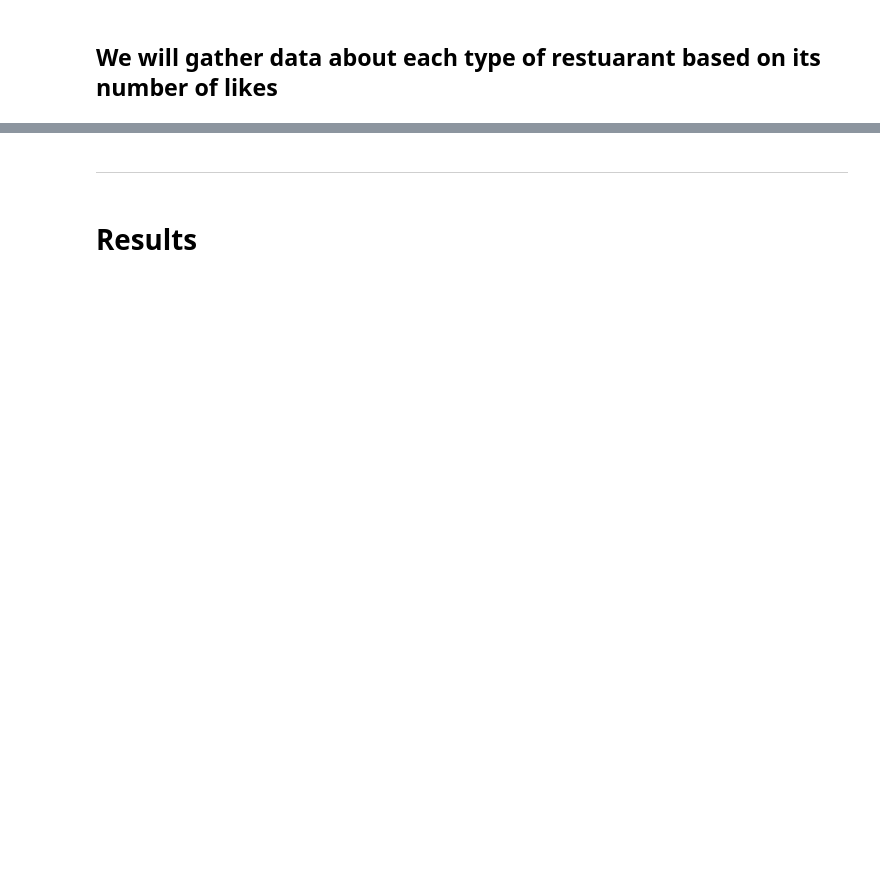
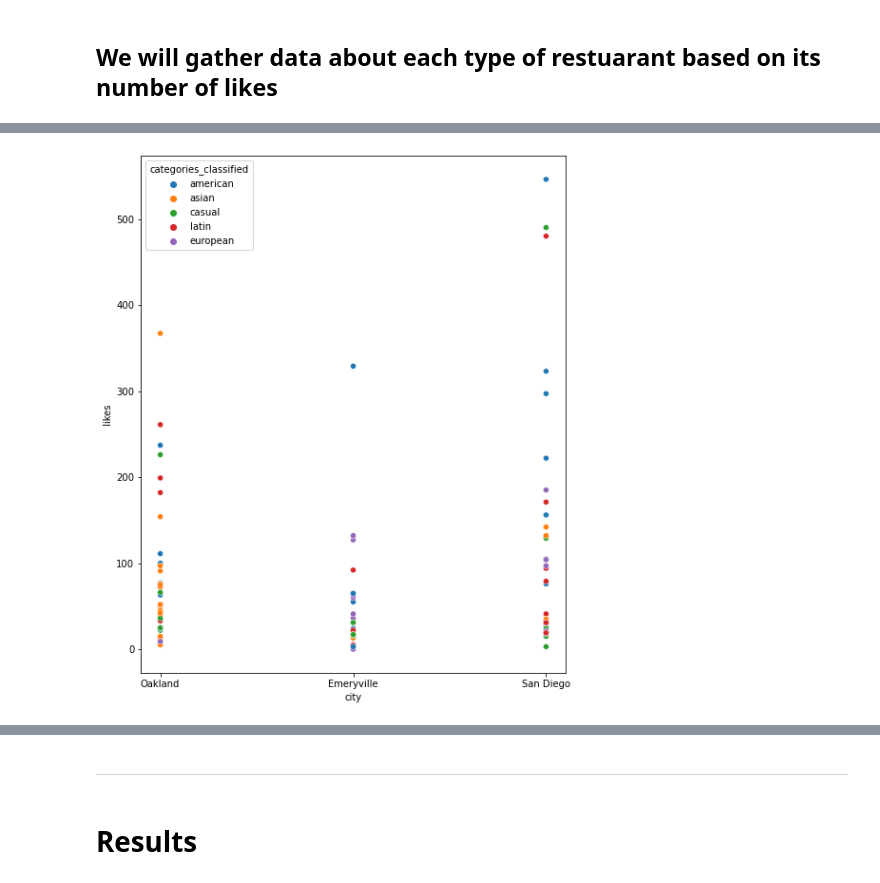
Before and after one commit to HunterKane/Coursera_Capstone.-, a Jupyter notebook: Battle of the Neighborhoods week 4 (Part 2).ipynb, the cells around one changed output, grey strips where cells are left out. Drawn from its saved outputs; the diff is of its cells as text; code cells hidden in the pictures; blank space fills up the shorter version.

```diff
--- a/Battle of the Neighborhoods week 4 (Part 2).ipynb
+++ b/Battle of the Neighborhoods week 4 (Part 2).ipynb
@@ -400,0 +670,6 @@ raw_dataset['likes'].mean()
+# %%
+fig_dims = (8, 10)
+fig, ax = plt.subplots(figsize=fig_dims)
+sns.scatterplot(data=raw_dataset, x="city", y="likes", hue="categories_classified");
+# %% [output]
+[figure, added]
```
Also changed, not shown: parts of 56 cells of this notebook.
